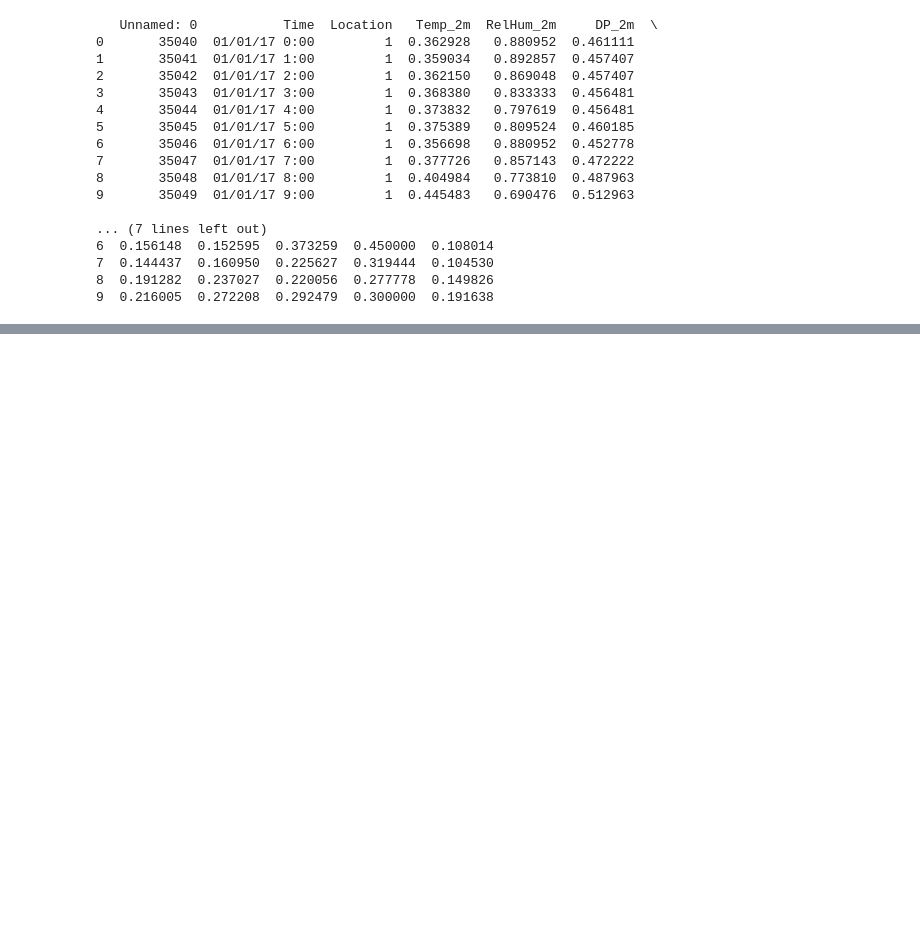
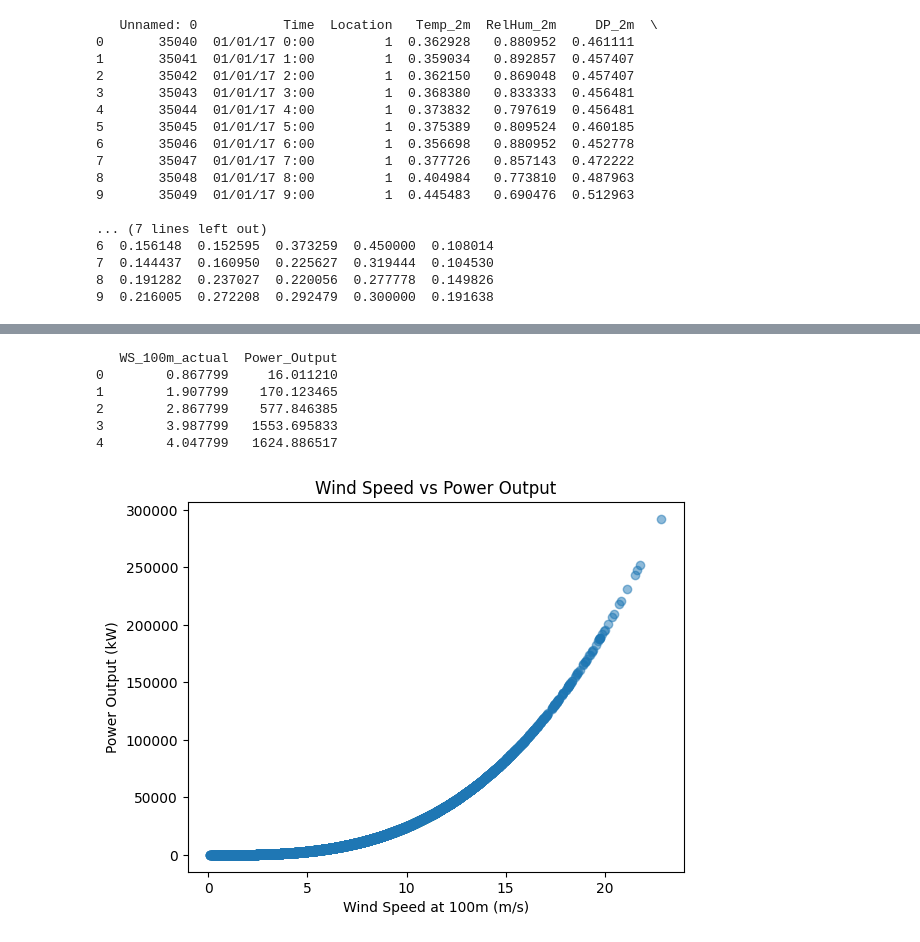
Before and after one commit to SShreya22/Wind_Turbine, a Jupyter notebook: Wind_Turbine.ipynb, the cells around one changed output, grey strips where cells are left out. Saved outputs shown, nothing was run; the diff lists cells and outputs as text; code cells hidden in the pictures; blank space fills up the shorter version.

```diff
--- a/Wind_Turbine.ipynb
+++ b/Wind_Turbine.ipynb
@@ -183,0 +211,5 @@ df.head(7)
+# %%
+#creating a power_output column
+#The power generated by a wind turbine is calculated as: P=(1/2)*(ρ=Air Density)*(A=Rotor Swept Area)*(V^3=Wind Speed)*(Cp=Power Coefficient)
+# Assumptions: Air density ρ = 1.225 kg/m³, Rotor Area A = 100 m², Power Coefficient Cp = 0.4
+df['Power_Output'] = 0.5 * 1.225 * 100 * (df['WS_100m'] ** 3) * 0.4
@@ -183,0 +243,32 @@ df.head(7)
+# %%
+original_min_WS = 0.107799417
+original_max_WS = 22.84779942
+# Reverse scaling to get actual wind speeds
+df['WS_100m_actual'] = df['WS_100m'] * (original_max_WS - original_min_WS) + original_min_WS
+# %%
+# Constants
+air_density = 1.225  # kg/m³
+rotor_area = 100  # m² (Assumed)
+power_coefficient = 0.4  # Typical value
+
+# Calculate Power Output
+df['Power_Output'] = 0.5 * air_density * rotor_area * (df['WS_100m_actual'] ** 3) * power_coefficient
+# %%
+print(df[['WS_100m_actual', 'Power_Output']].head())
+# %% [output]
+   WS_100m_actual  Power_Output
+0        0.867799     16.011210
+1        1.907799    170.123465
+2        2.867799    577.846385
+3        3.987799   1553.695833
+4        4.047799   1624.886517
+# %%
+import matplotlib.pyplot as plt
+
+plt.scatter(df['WS_100m_actual'], df['Power_Output'], alpha=0.5)
+plt.xlabel('Wind Speed at 100m (m/s)')
+plt.ylabel('Power Output (kW)')
+plt.title('Wind Speed vs Power Output')
+plt.show()
+# %% [output]
+[figure, added]
```
Also changed, not shown: parts of 8 cells of this notebook.
